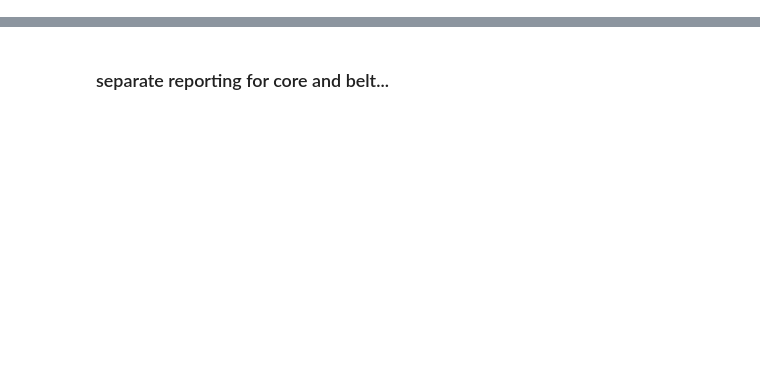
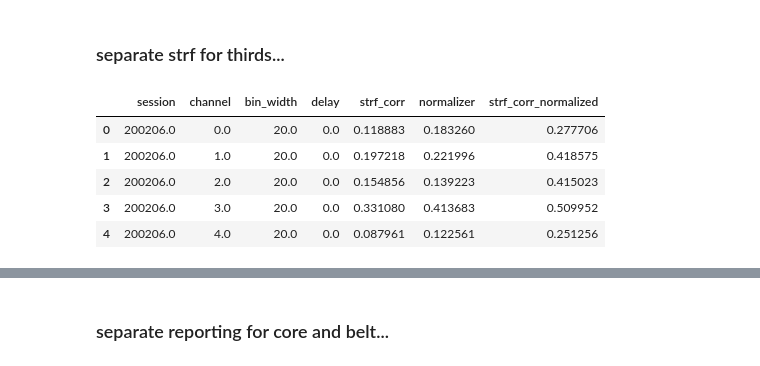
Before and after one commit to bilalhsp/Auditory_Cortex, a Jupyter notebook: notebooks/NIPS_rebuttal.ipynb, the cells around one changed output, grey strips where cells are left out. Drawn from its saved outputs; the diff is of its cells as text; code cells hidden in the pictures; blank space fills up the shorter version.

```diff
--- a/notebooks/NIPS_rebuttal.ipynb
+++ b/notebooks/NIPS_rebuttal.ipynb
@@ -21,3 +21,16 @@ from auditory_cortex.utils import CorrelationUtils
 
 from pycolormap_2d import ColorMap2DBremm, ColorMap2DZiegler
 %matplotlib inline
+# %% [markdown]
+### separate strf for thirds...
+# %%
+STRF_file_path = os.path.join(saved_corr_dir, 'STRF_corr_results.csv')
+baseline_corr = pd.read_csv(STRF_file_path)
+baseline_corr.head(5)
+# %% [output]
+|  | session | channel | bin_width | delay | strf_corr | normalizer | strf_corr_normalized |
+| 0 | 200206.0 | 0.0 | 20.0 | 0.0 | 0.118883 | 0.183260 | 0.277706 |
+| 1 | 200206.0 | 1.0 | 20.0 | 0.0 | 0.197218 | 0.221996 | 0.418575 |
+| 2 | 200206.0 | 2.0 | 20.0 | 0.0 | 0.154856 | 0.139223 | 0.415023 |
+| 3 | 200206.0 | 3.0 | 20.0 | 0.0 | 0.331080 | 0.413683 | 0.509952 |
+| 4 | 200206.0 | 4.0 | 20.0 | 0.0 | 0.087961 | 0.122561 | 0.251256 |
```
Also changed, not shown: parts of 9 cells of this notebook, 5 other files.
